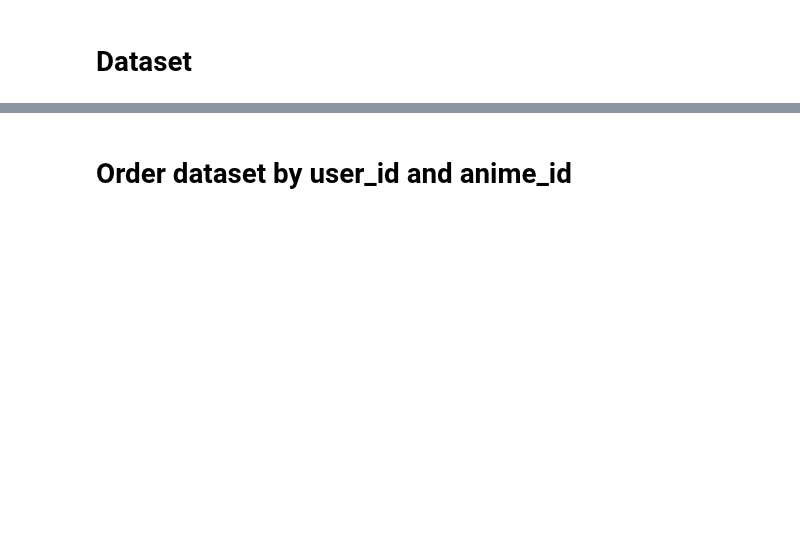
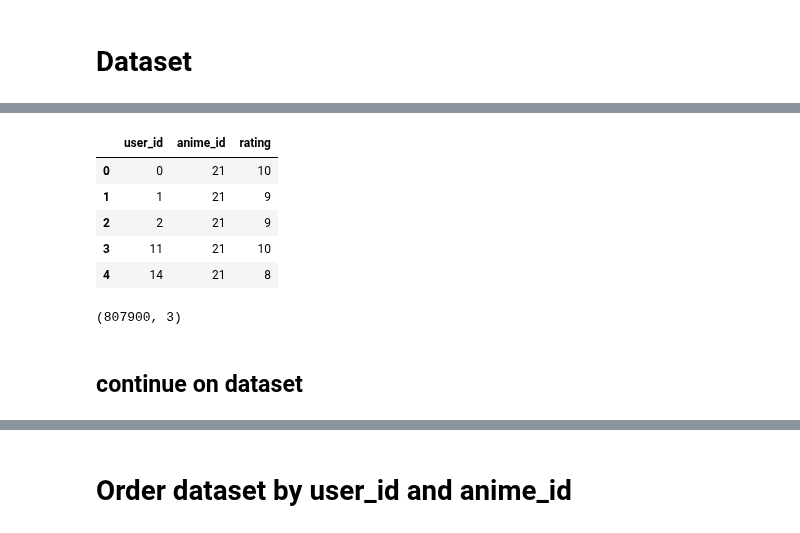
Before and after one commit to mijkami/Anime_Map, a Jupyter notebook: notebooks/Modelisation_neural.ipynb, the cells around one changed output, grey strips where cells are left out. Saved outputs shown, nothing was run; the diff lists cells and outputs as text; code cells hidden in the pictures; blank space fills up the shorter version.

```diff
--- a/notebooks/Modelisation_neural.ipynb
+++ b/notebooks/Modelisation_neural.ipynb
@@ -18,0 +53,16 @@ dataset = dataset.sort_values(["user_id", "anime_id"], ascending=(True, True))
+# %%
+minimun_of_rating = 10
+counts = dataset['user_id'].value_counts()
+dataset = dataset[dataset['user_id'].isin(counts[counts >= minimun_of_rating].index)]
+dataset.head()
+# %% [output]
+|  | user_id | anime_id | rating |
+| 0 | 0 | 21 | 10 |
+| 1 | 1 | 21 | 9 |
+| 2 | 2 | 21 | 9 |
+| 3 | 11 | 21 | 10 |
+| 4 | 14 | 21 | 8 |
+# %%
+dataset.shape
+# %% [output]
+(807900, 3)
@@ -19,3 +73,5 @@ dataset = dataset.sort_values(["user_id", "anime_id"], ascending=(True, True))
+# %% [markdown]
+## continue on dataset
 # %%
 dataset.anime_id.nunique()
 # %% [output]
```
Also changed, not shown: parts of 36 cells of this notebook.
